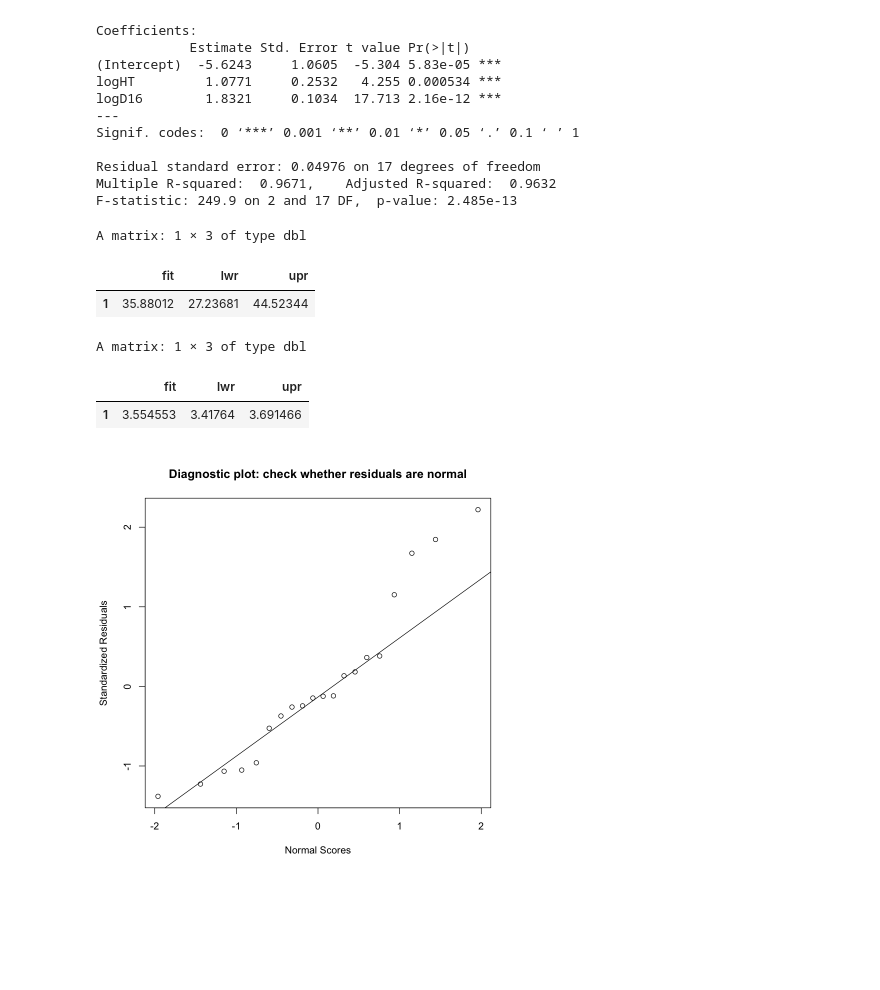
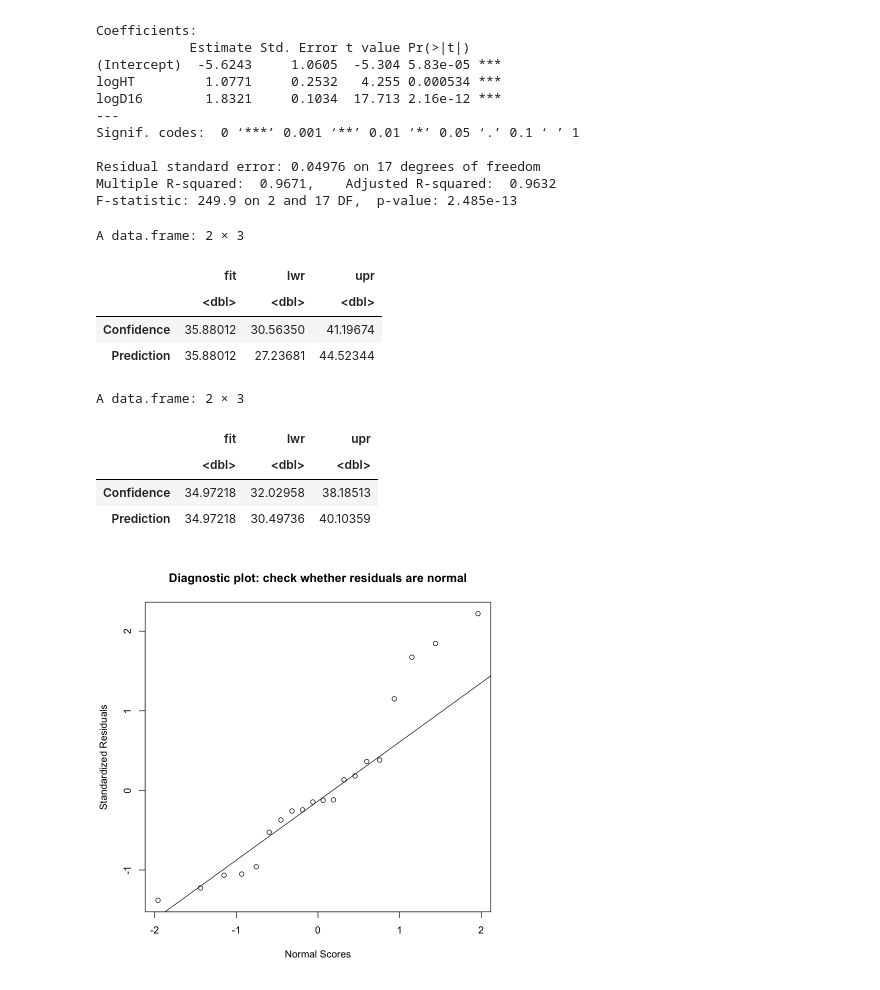
Before and after one commit to akshatgoel92/stats-models, a Jupyter notebook: 02_weekly_exercises.ipynb, the cells around one changed output. Drawn from its saved outputs; the diff is of its cells as text; code cells hidden in the pictures; blank space fills up the shorter version.

```diff
--- a/02_weekly_exercises.ipynb
+++ b/02_weekly_exercises.ipynb
@@ -175,40 +178,81 @@ F-statistic: 249.9 on 2 and 17 DF,  p-value: 2.485e-13
 # %%
 # Get CIs/prediction intervals
 predict_new_observation <- function(model, newtree, transformed=TRUE){
+
+    row_labels <- c("Confidence", "Prediction")
 
     if (transformed == TRUE){
 
         lognewtree <- data.frame(logHT=log(newtree$HT),logD16=log(newtree$D16))
 
-        predict(model,lognewtree,interval=c("confidence"),level=0.95)
+        transformed_ci <- predict(model,lognewtree,interval=c("confidence"),level=0.95)
 
-        predict(model,lognewtree,interval=c("prediction"),level=0.95)
+        prediction_ci <- predict(model,lognewtree,interval=c("prediction"),level=0.95)
+
+        transformed_preds <- data.frame(rbind(transformed_ci, prediction_ci))
+
+        rownames(transformed_preds) <- row_labels
+
+        return(transformed_preds)
+
 
     }
 
     else{
 
-        predict(model,newtree,interval=c("confidence"),level=0.95)
+        linear_ci <- predict(model,newtree,interval=c("confidence"),level=0.95)
 
-        predict(model,newtree,interval=c("prediction"),level=0.95)
+        prediction_ci <- predict(model,newtree,interval=c("prediction"),level=0.95)
+
+        linear_preds <- data.frame(rbind(linear_ci, prediction_ci))
+
+        rownames(linear_preds) <- row_labels
+
+        return(linear_preds)
 
     }
 
 
 }
 
+
+get_rescaled_preds<- function(transformed_preds){
+
+
+    transformed_preds_exp <- data.frame(map(transformed_preds, exp))
+
+    colnames(transformed_preds_exp) <- colnames(linear_preds)
+
+    row_labels <- c("Confidence", "Prediction")
+
+    rownames(transformed_preds_exp) <- row_labels
+
+    return(transformed_preds_exp)
+
+}
+
 newtree <- data.frame(HT=100,D16=10)
 
-predict_new_observation(linear_model, newtree, transformed=FALSE)
+linear_preds <- predict_new_observation(linear_model, newtree, transformed=FALSE)
 
-predict_new_observation(transformed_model, newtree, transformed=TRUE)
+transformed_preds <- predict_new_observation(transformed_model, newtree, transformed=TRUE)
+
+scaled_transformed_preds <- get_rescaled_preds(transformed_preds)
+
+linear_preds
+
+scaled_transformed_preds
 # %% [output]
-A matrix: 1 × 3 of type dbl
+A data.frame: 2 × 3
 |  | fit | lwr | upr |
-| 1 | 35.88012 | 27.23681 | 44.52344 |
+|  | <dbl> | <dbl> | <dbl> |
+| Confidence | 35.88012 | 30.56350 | 41.19674 |
+| Prediction | 35.88012 | 27.23681 | 44.52344 |
-A matrix: 1 × 3 of type dbl
+A data.frame: 2 × 3
 |  | fit | lwr | upr |
-| 1 | 3.554553 | 3.41764 | 3.691466 |
+|  | <dbl> | <dbl> | <dbl> |
+| Confidence | 34.97218 | 32.02958 | 38.18513 |
+| Prediction | 34.97218 | 30.49736 | 40.10359 |
 # %%
 # Check model assumptions
 check_normal_residuals <- function(model){
```
Also changed, not shown: parts of 4 cells of this notebook.
